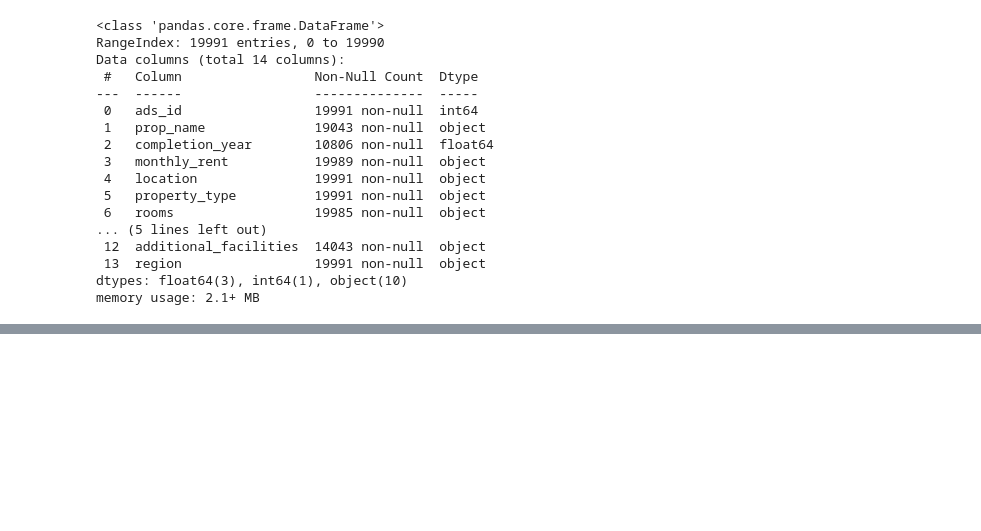
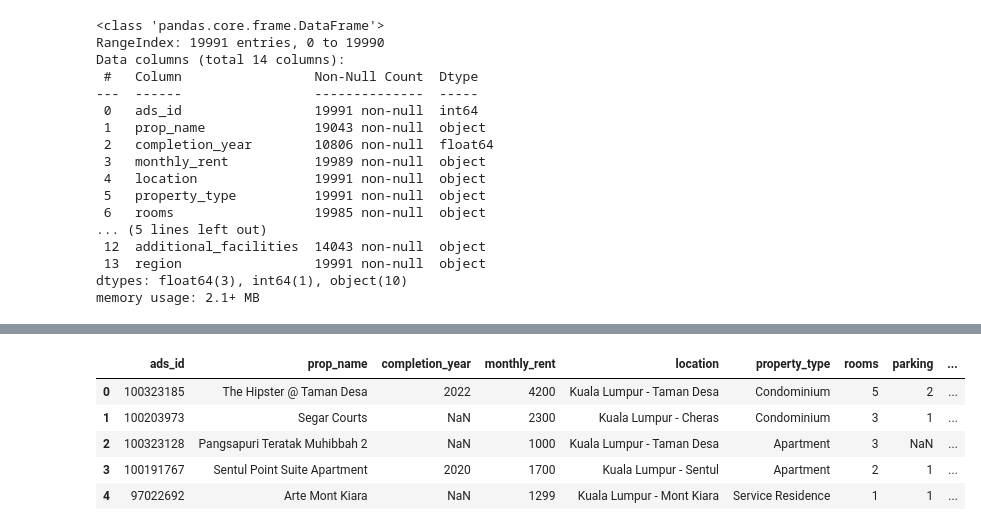
Before and after one commit to dnielleyp/Data-Analytics, a Jupyter notebook: rental-prices/00_Data_Wrangling.ipynb, the cells around one changed output, grey strips where cells are left out. Saved outputs shown, nothing was run; the diff lists cells and outputs as text; code cells hidden in the pictures; blank space fills up the shorter version.

```diff
--- a/rental-prices/00_Data_Wrangling.ipynb
+++ b/rental-prices/00_Data_Wrangling.ipynb
@@ -42,0 +100,9 @@ memory usage: 2.1+ MB
+# %%
+data.head()
+# %% [output]
+|  | ads_id | prop_name | completion_year | monthly_rent | location | property_type | rooms | parking | ... |
+| 0 | 100323185 | The Hipster @ Taman Desa | 2022 | 4200 | Kuala Lumpur - Taman Desa | Condominium | 5 | 2 | ... |
+| 1 | 100203973 | Segar Courts | NaN | 2300 | Kuala Lumpur - Cheras | Condominium | 3 | 1 | ... |
+| 2 | 100323128 | Pangsapuri Teratak Muhibbah 2 | NaN | 1000 | Kuala Lumpur - Taman Desa | Apartment | 3 | NaN | ... |
+| 3 | 100191767 | Sentul Point Suite Apartment | 2020 | 1700 | Kuala Lumpur - Sentul | Apartment | 2 | 1 | ... |
+| 4 | 97022692 | Arte Mont Kiara | NaN | 1299 | Kuala Lumpur - Mont Kiara | Service Residence | 1 | 1 | ... |
```
Also changed, not shown: parts of 51 cells of this notebook.
